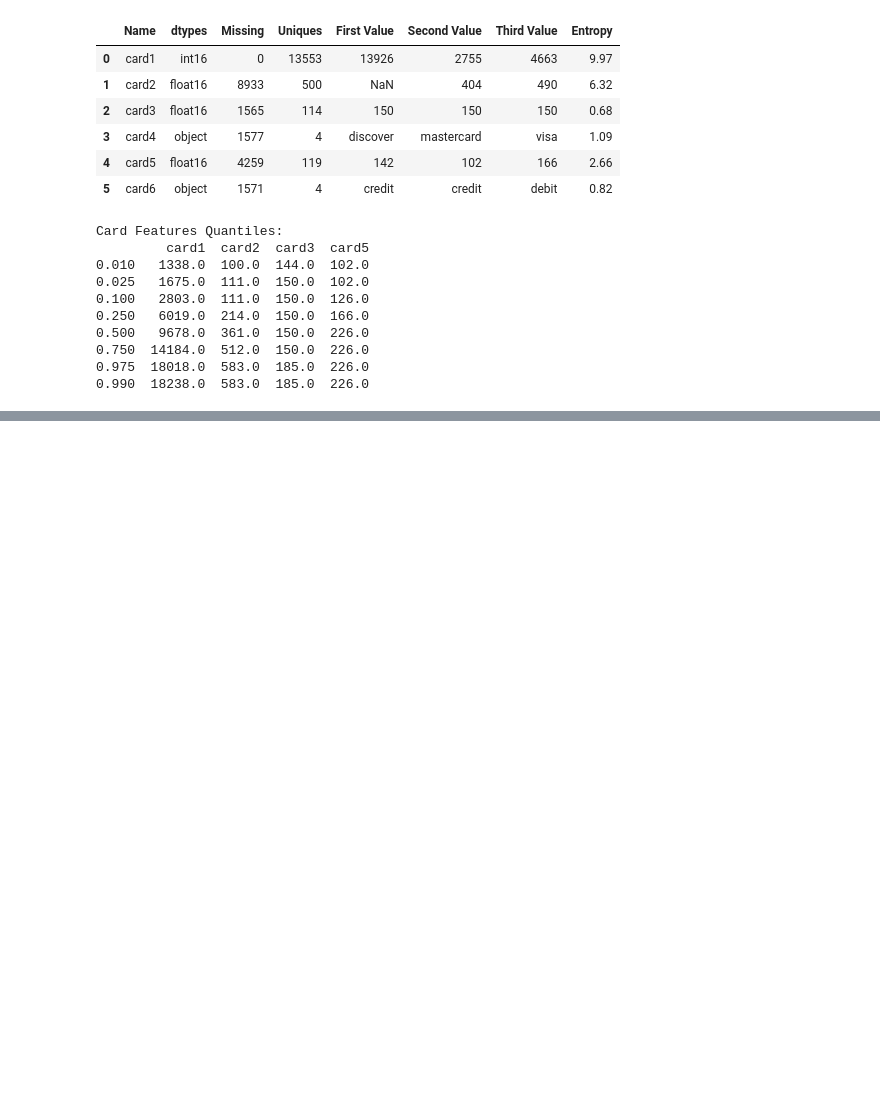
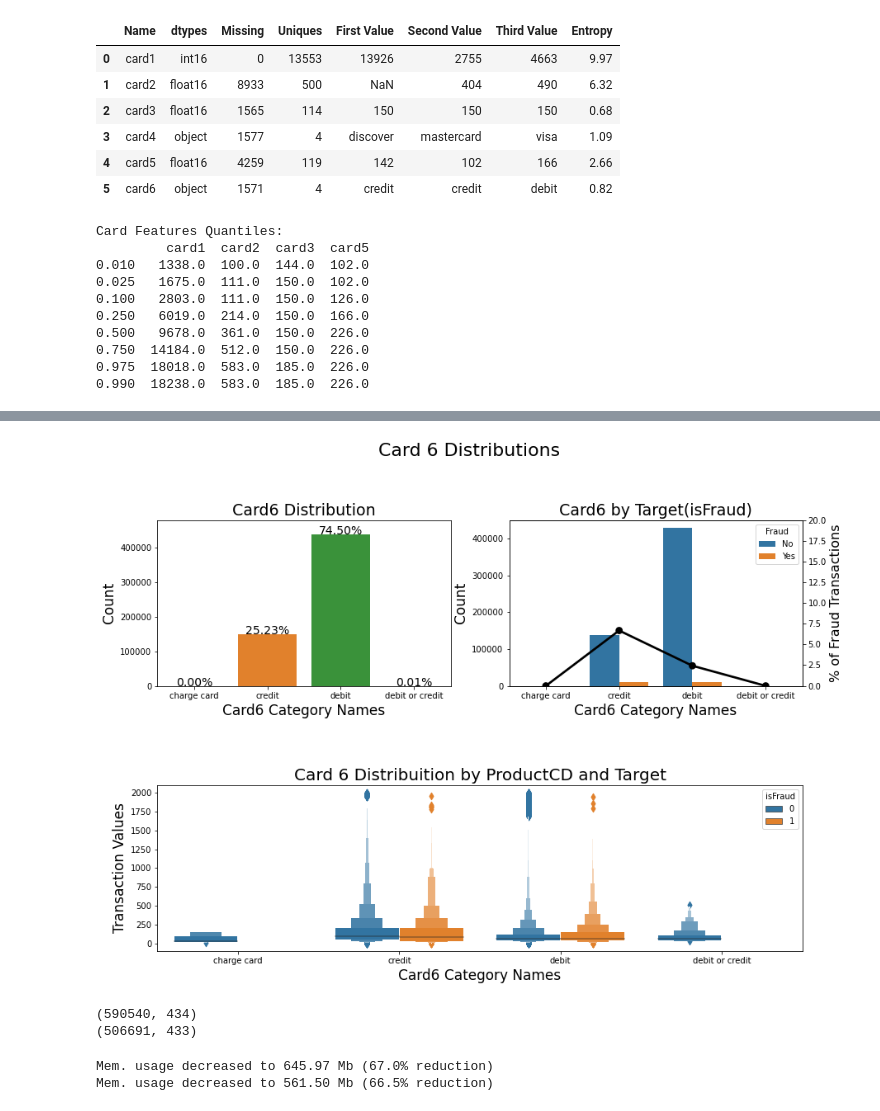
Before and after one commit to yesmishgan/AntiFraudProject, a Jupyter notebook: research.ipynb, the cells around one changed output, grey strips where cells are left out. Saved outputs shown, nothing was run; the diff lists cells and outputs as text; code cells hidden in the pictures; blank space fills up the shorter version.

```diff
--- a/research.ipynb
+++ b/research.ipynb
@@ -380,0 +502,72 @@ Card Features Quantiles:
+# %%
+tmp = pd.crosstab(df_trans['card6'], df_trans['isFraud'], normalize='index') * 100
+tmp = tmp.reset_index()
+tmp.rename(columns={0:'NoFraud', 1:'Fraud'}, inplace=True)
+
+plt.figure(figsize=(14,10))
+plt.suptitle('Card 6 Distributions', fontsize=22)
+
+plt.subplot(221)
+g = sns.countplot(x='card6', data=df_trans, order=list(tmp.card6.values))
+# plt.legend(title='Fraud', loc='upper center', labels=['No', 'Yes'])
+g.set_title("Card6 Distribution", fontsize=19)
+g.set_ylim(0,480000)
+g.set_xlabel("Card6 Category Names", fontsize=17)
+g.set_ylabel("Count", fontsize=17)
+for p in g.patches:
+    height = p.get_height()
+    g.text(p.get_x()+p.get_width()/2.,
+            height + 3,
+            '{:1.2f}%'.format(height/total*100),
+            ha="center",fontsize=14)
+
+plt.subplot(222)
+g1 = sns.countplot(x='card6', hue='isFraud', data=df_trans, order=list(tmp.card6.values))
+plt.legend(title='Fraud', loc='best', labels=['No', 'Yes'])
+gt = g1.twinx()
+gt = sns.pointplot(x='card6', y='Fraud', data=tmp, order=list(tmp.card6.values),
+                   color='black', legend=False, )
+gt.set_ylim(0,20)
+gt.set_ylabel("% of Fraud Transactions", fontsize=16)
+g1.set_title("Card6 by Target(isFraud)", fontsize=19)
+g1.set_xlabel("Card6 Category Names", fontsize=17)
+g1.set_ylabel("Count", fontsize=17)
+
+plt.subplot(212)
+g3 = sns.boxenplot(x='card6', y='TransactionAmt', hue='isFraud', order=list(tmp.card6.values),
+              data=df_trans[df_trans['TransactionAmt'] <= 2000] )
+g3.set_title("Card 6 Distribuition by ProductCD and Target", fontsize=20)
+g3.set_xlabel("Card6 Category Names", fontsize=17)
+g3.set_ylabel("Transaction Values", fontsize=17)
+
+plt.subplots_adjust(hspace = 0.6, top = 0.85)
+
+plt.show()
+# %% [output]
+[figure, added]
+# %%
+df_trans = pd.read_csv('./data/train_transaction.csv')
+df_test_trans = pd.read_csv('./data/test_transaction.csv')
+
+df_id = pd.read_csv('./data/train_identity.csv')
+df_test_id = pd.read_csv('./data/test_identity.csv')
+
+sample_submission = pd.read_csv('./data/sample_submission.csv', index_col='TransactionID')
+
+df_train = df_trans.merge(df_id, how='left', left_index=True, right_index=True, on='TransactionID')
+df_test = df_test_trans.merge(df_test_id, how='left', left_index=True, right_index=True, on='TransactionID')
+
+print(df_train.shape)
+print(df_test.shape)
+
+# y_train = df_train['isFraud'].copy()
+del df_trans, df_id, df_test_trans, df_test_id
+# %% [output]
+(590540, 434)
+(506691, 433)
+# %%
+df_train = reduce_memory_usage(df_train)
+df_test = reduce_memory_usage(df_test)
+# %% [output]
+Mem. usage decreased to 645.97 Mb (67.0% reduction)
+Mem. usage decreased to 561.50 Mb (66.5% reduction)
```
Also changed, not shown: parts of 8 cells of this notebook, 2 other files.
